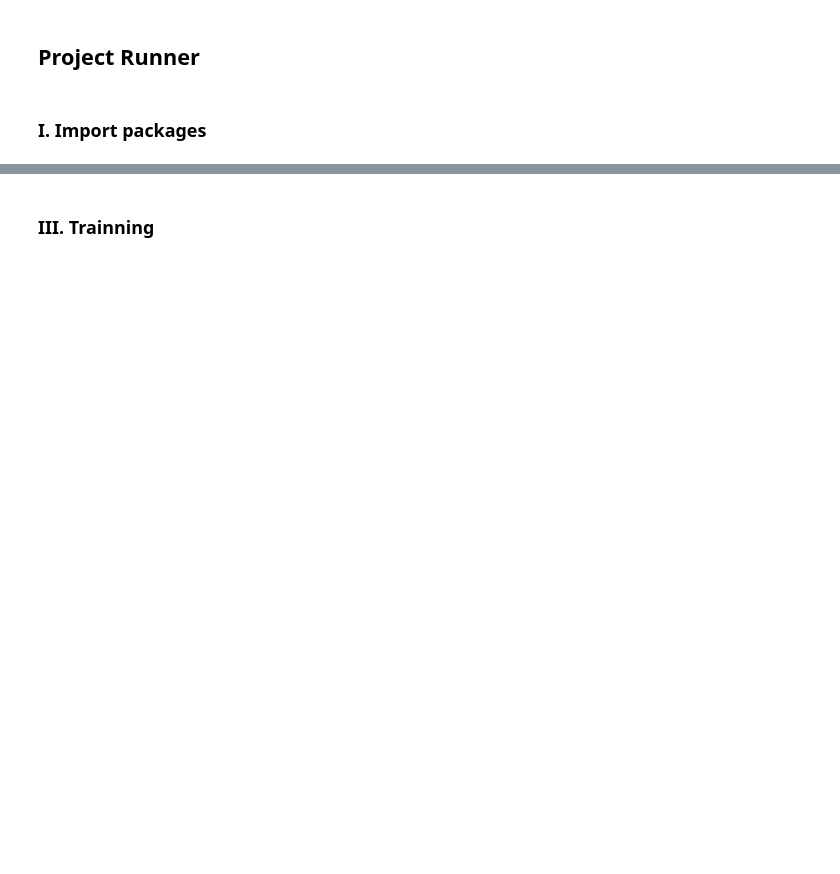
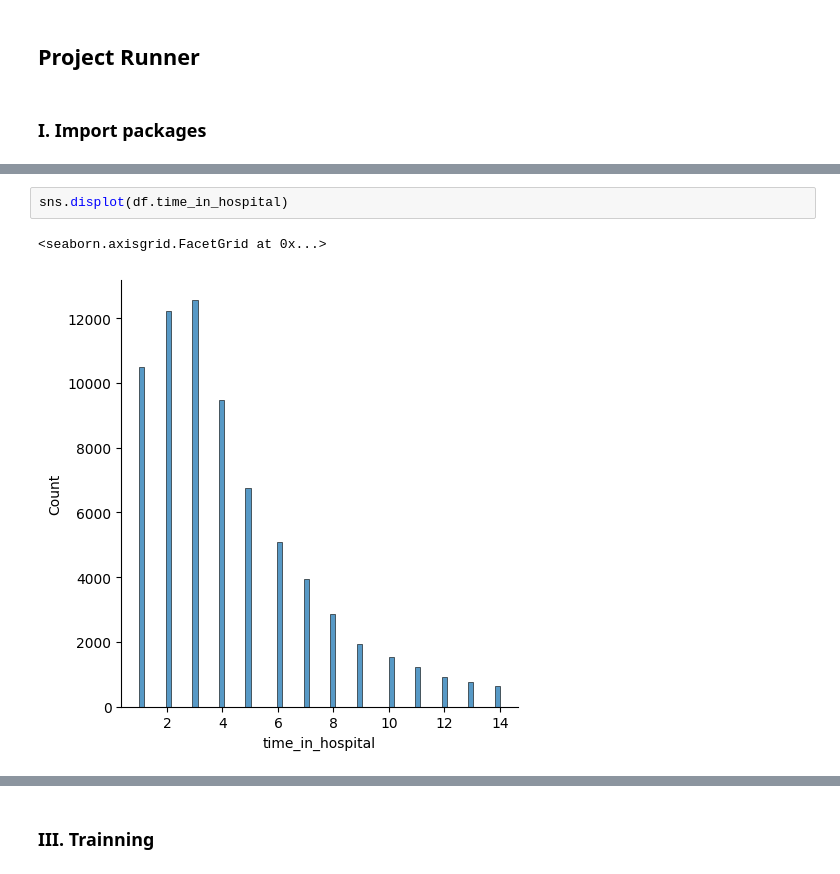
Before and after one commit to minhngo3818/cs178-diabetes-project, a Jupyter notebook: main.ipynb, the cells around one changed output, grey strips where cells are left out. Drawn from its saved outputs; the diff is of its cells as text; blank space fills up the shorter version.

```diff
--- a/main.ipynb
+++ b/main.ipynb
@@ -80,0 +75,5 @@ pd.set_option('display.width', None)
+# %%
+sns.displot(df.time_in_hospital)
+# %% [output]
+<seaborn.axisgrid.FacetGrid at 0x...>
+[figure, added]
```
Also changed, not shown: parts of 33 cells of this notebook, 1 other file.
